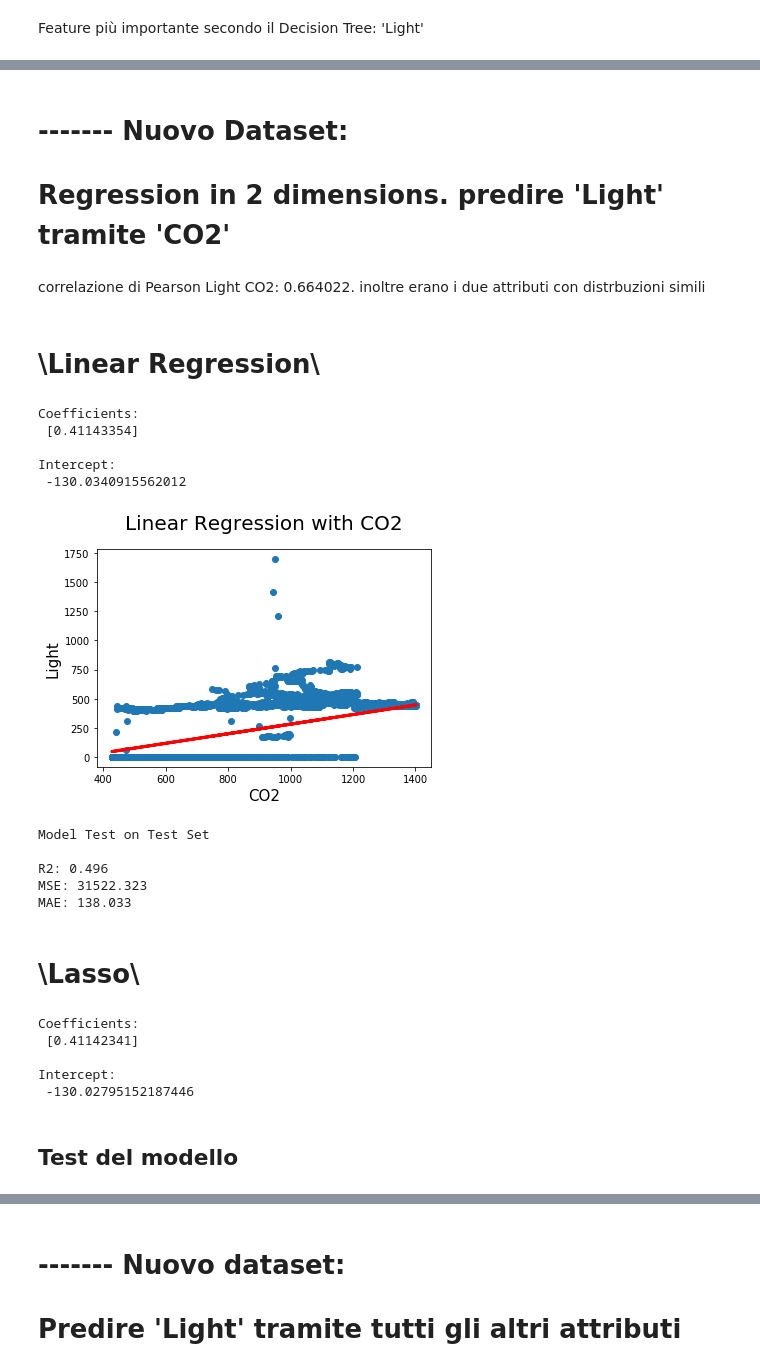
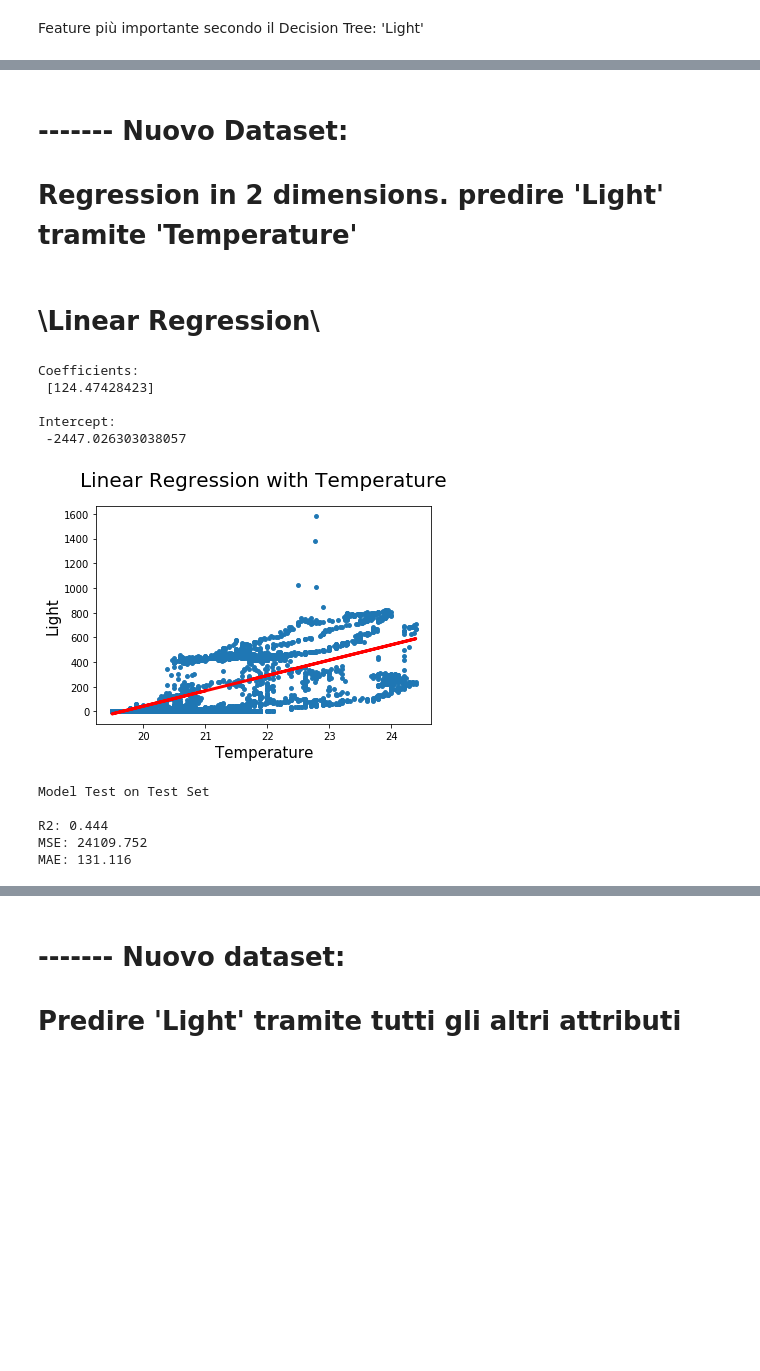
Before and after one commit to lorenzoFerri95/DataMining_Advanced, a Jupyter notebook: Task 1/classification_regression.ipynb, the cells around one changed output, grey strips where cells are left out. Saved outputs shown, nothing was run; the diff lists cells and outputs as text; code cells hidden in the pictures; blank space fills up the shorter version.

Commit message:
classification_regression_report_END

```diff
--- a/Task 1/classification_regression.ipynb
+++ b/Task 1/classification_regression.ipynb
@@ -34,7 +34,8 @@ import model_evaluation
 Available Files and Modules for the project:
 ['datatest.txt', 'datatest2.txt', 'datatraining.txt', 'data_preparation.py', 'data_understanding.py', 'df_handle.py', 'logisticReg_pred_results.csv', 'modeling.py', 'model_evaluation.py', '__pycache__ ...
 # %%
-X_train, X_test, y_train, y_test = df_handle.setup_df('datatraining.txt', 'Occupancy', 'datatest.txt')
+X_train, X_test, y_train, y_test = df_handle.setup_df(trainFileName='datatraining.txt', outClass='Occupancy',
+                                                      testFileName='datatest.txt')
 # %%
 del X_train['date']
 del X_test['date']
@@ -66,12 +67,12 @@ model.get_params(deep=False)
 # %%
 #setta il range in cui devono essere cercati gli iper-parametri migliori peril modello
 
-params_domain_dic = {'min_samples_leaf': range(1,150)}
+params_domain_dic = {'min_samples_split': range(7000,8000)}
 
 
 #setta il numero di terazioni che l'algoritmo Random Search deve eseguire per trovare i parametri migliori
 
-iterN = 100
+nbr_iter = 100
 # %%
 #fitting del miglior modello
 clf = modeling.fit_best_clf(X_train=X_train, y_train=y_train,
@@ -187,3 +169,8 @@ iterN = 10
+# %%
+params_domain_dic = {'n_neighbors': range(1,30),
+                    'weights': ['uniform', 'distance']}
+
+nbr_iter = 10
 # %%
 clf = modeling.fit_best_clf(X_train=X_train, y_train=y_train,
                             model=model, nbr_iter=nbr_iter, params_domain_dic=params_domain_dic)
@@ -414,34 +405,28 @@ weighted avg       0.98      0.98      0.98      2665
 # %% [markdown]
 # -------  Nuovo Dataset:
-
-# Regression in 2 dimensions. predire 'Light' tramite 'CO2'
+# Regression in 2 dimensions. predire 'Light' tramite 'Temperature'
 # %%
-x = 'CO2'
-y='Light'
+x = 'Temperature'
+y = 'Light'
 
 new_X_train = X_train[[x]]
 new_X_test = X_test[[x]]
 
 new_y_train = X_train[y]
 new_y_test = X_test[y]
-# %% [markdown]
-correlazione di Pearson Light CO2: 0.664022.
-inoltre erano i due attributi con distrbuzioni simili
 # %% [markdown]
 # \Linear Regression\
 # %%
-modeling.oneDim_linearReg(X_train, X_test, y_train=new_y_train, y_test=new_y_test, x='CO2', y='Light')
+modeling.oneDim_linearReg(X_train=new_X_train, X_test=new_X_test, y_train=new_y_train, y_test=new_y_test, x=x, y=y)
 # %% [output]
 Coefficients:
- [0.41143354]
+ [124.47428423]
 
 Intercept:
- -130.0340915562012
+ -2447.026303038057
-[figure, old version]
+[figure, new version]
 Model Test on Test Set
 
-R2: 0.496
-MSE: 31522.323
-MAE: 138.033
+R2: 0.444
+MSE: 24109.752
+MAE: 131.116
-# %% [markdown]
-# \Lasso\
@@ -450,16 +432,0 @@ from sklearn.linear_model import Lasso
-# %%
-reg = Lasso()
-
-reg.fit(new_X_train, new_y_train)
-
-
-print('Coefficients: \n', reg.coef_, end='\n\n')
-print('Intercept: \n', reg.intercept_)
-# %% [output]
-Coefficients:
- [0.41142341]
-
-Intercept:
- -130.02795152187446
-# %% [markdown]
-## Test del modello
```
Also changed, not shown: parts of 30 cells of this notebook, 22 other files.
